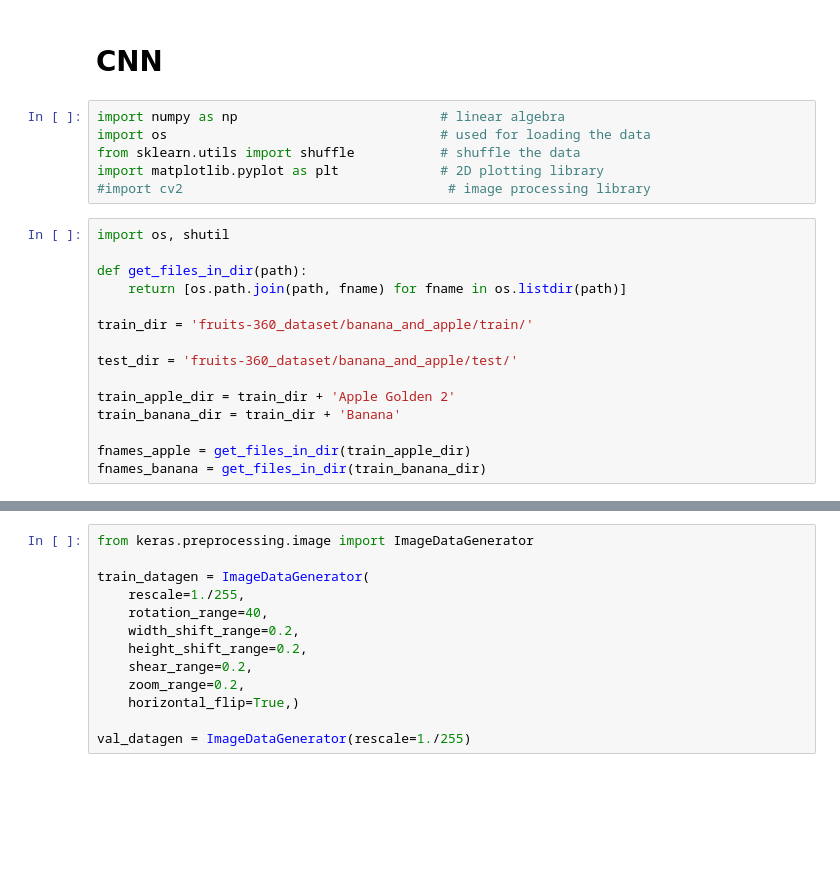
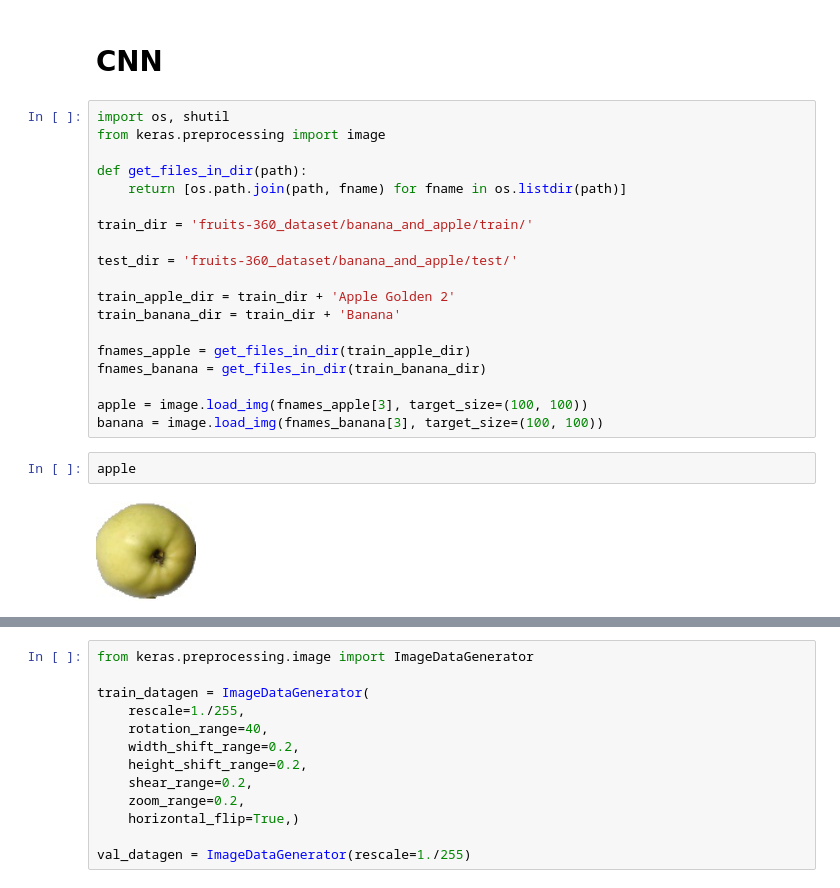
Before and after one commit to Stepess/neural_network, a Jupyter notebook: neural_networks.ipynb, the cells around one changed output, grey strips where cells are left out. Saved outputs shown, nothing was run; the diff lists cells and outputs as text; blank space fills up the shorter version.

```diff
--- a/neural_networks.ipynb
+++ b/neural_networks.ipynb
@@ -121,14 +121,9 @@ Test loss: 0.12507736075807502
 Test accuracy: 0.9814814925193787
 # %% [markdown]
 # CNN
-# %%
-import numpy as np                          # linear algebra
-import os                                   # used for loading the data
-from sklearn.utils import shuffle           # shuffle the data
-import matplotlib.pyplot as plt             # 2D plotting library
-#import cv2                                  # image processing library
 # %%
 import os, shutil
+from keras.preprocessing import image
 
 def get_files_in_dir(path):
     return [os.path.join(path, fname) for fname in os.listdir(path)]
@@ -142,3 +137,10 @@ train_banana_dir = train_dir + 'Banana'
 
 fnames_apple = get_files_in_dir(train_apple_dir)
 fnames_banana = get_files_in_dir(train_banana_dir)
+
+apple = image.load_img(fnames_apple[3], target_size=(100, 100))
+banana = image.load_img(fnames_banana[3], target_size=(100, 100))
+# %%
+apple
+# %% [output]
+[figure, added]
```
Also changed, not shown: parts of 2 cells of this notebook.
